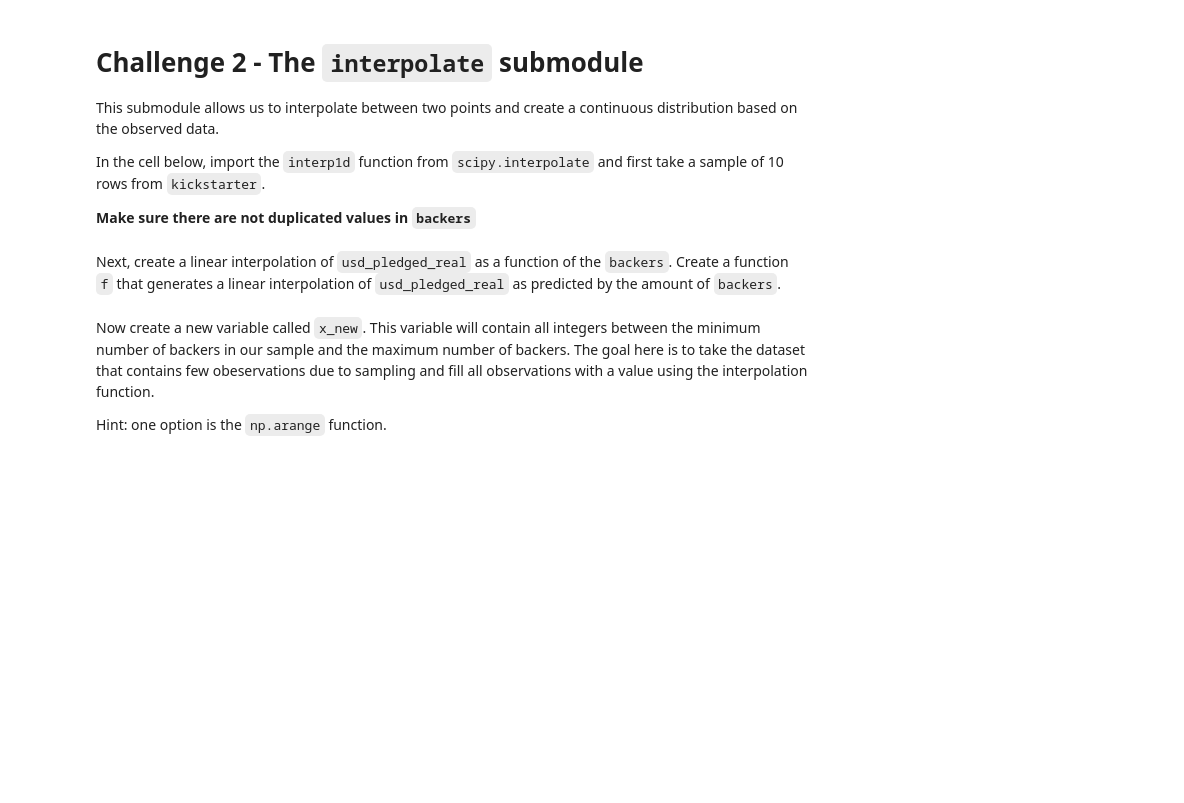
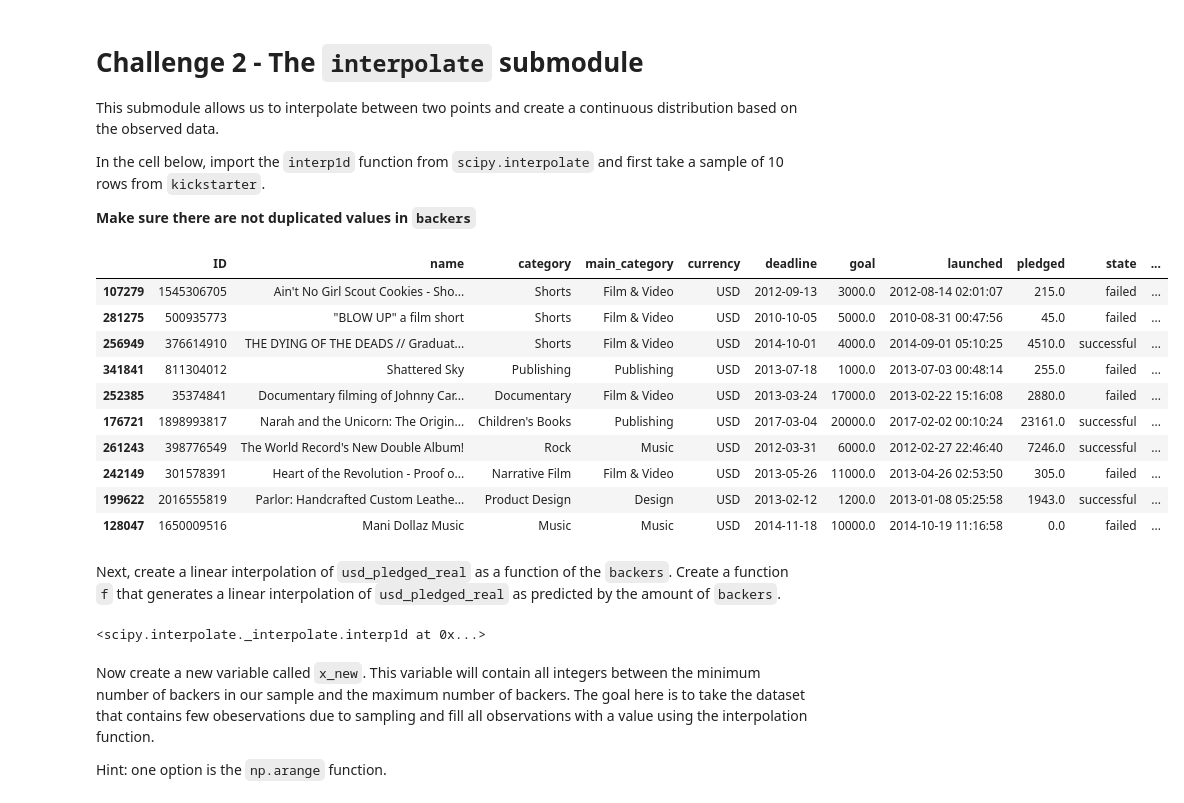
Before and after one commit to ta-data-lis/lab-intro-to-scipy, a Jupyter notebook: your-code/main.ipynb, the cells around one changed output. Saved outputs shown, nothing was run; the diff lists cells and outputs as text; code cells hidden in the pictures; blank space fills up the shorter version.

```diff
--- a/your-code/main.ipynb
+++ b/your-code/main.ipynb
@@ -39,0 +76,2 @@ Let's perform Fisher's exact test on our KickStarter data. We intend to test the
+# %%
+ksprojects["goal_met"] = np.where(ksprojects["usd_pledged_real"] > ksprojects["usd_goal_real"], 1, 0)
@@ -43,0 +89,2 @@ Next, create a column that checks whether the currency of the project is in US D
+# %%
+ksprojects["USD"] = np.where(ksprojects["currency"] == "USD", 1, 0)
@@ -60,2 +126,18 @@ In the cell below, import the `interp1d` function from `scipy.interpolate` and f
+# %%
+ks_sample = ksprojects.sample(n=10)
+
+ks_sample
+# %% [output]
+|  | ID | name | category | main_category | currency | deadline | goal | launched | pledged | state | ... |
+| 107279 | 1545306705 | Ain't No Girl Scout Cookies - Sho... | Shorts | Film & Video | USD | 2012-09-13 | 3000.0 | 2012-08-14 02:01:07 | 215.0 | failed | ... |
+| 281275 | 500935773 | "BLOW UP" a film short | Shorts | Film & Video | USD | 2010-10-05 | 5000.0 | 2010-08-31 00:47:56 | 45.0 | failed | ... |
+| 256949 | 376614910 | THE DYING OF THE DEADS // Graduat... | Shorts | Film & Video | USD | 2014-10-01 | 4000.0 | 2014-09-01 05:10:25 | 4510.0 | successful | ... |
+| 341841 | 811304012 | Shattered Sky | Publishing | Publishing | USD | 2013-07-18 | 1000.0 | 2013-07-03 00:48:14 | 255.0 | failed | ... |
+| 252385 | 35374841 | Documentary filming of Johnny Car... | Documentary | Film & Video | USD | 2013-03-24 | 17000.0 | 2013-02-22 15:16:08 | 2880.0 | failed | ... |
+| 176721 | 1898993817 | Narah and the Unicorn: The Origin... | Children's Books | Publishing | USD | 2017-03-04 | 20000.0 | 2017-02-02 00:10:24 | 23161.0 | successful | ... |
+| 261243 | 398776549 | The World Record's New Double Album! | Rock | Music | USD | 2012-03-31 | 6000.0 | 2012-02-27 22:46:40 | 7246.0 | successful | ... |
+| 242149 | 301578391 | Heart of the Revolution - Proof o... | Narrative Film | Film & Video | USD | 2013-05-26 | 11000.0 | 2013-04-26 02:53:50 | 305.0 | failed | ... |
+| 199622 | 2016555819 | Parlor: Handcrafted Custom Leathe... | Product Design | Design | USD | 2013-02-12 | 1200.0 | 2013-01-08 05:25:58 | 1943.0 | successful | ... |
+| 128047 | 1650009516 | Mani Dollaz Music | Music | Music | USD | 2014-11-18 | 10000.0 | 2014-10-19 11:16:58 | 0.0 | failed | ... |
 # %% [markdown]
 Next, create a linear interpolation of `usd_pledged_real` as a function of the `backers`. Create a function `f` that generates a linear interpolation of `usd_pledged_real` as predicted by the amount of `backers`.
@@ -64,3 +144,8 @@ Next, create a linear interpolation of `usd_pledged_real` as a function of the `
+# %%
+f = interp1d(ks_sample['backers'], ks_sample['usd_pledged_real'], kind='linear')
+f
+# %% [output]
+<scipy.interpolate._interpolate.interp1d at 0x...>
 # %% [markdown]
 Now create a new variable called `x_new`. This variable will contain all integers between the minimum number of backers in our sample and the maximum number of backers. The goal here is to take the dataset that contains few obeservations due to sampling and fill all observations with a value using the interpolation function.
 
```
Also changed, not shown: parts of 31 cells of this notebook, 1 other file.
